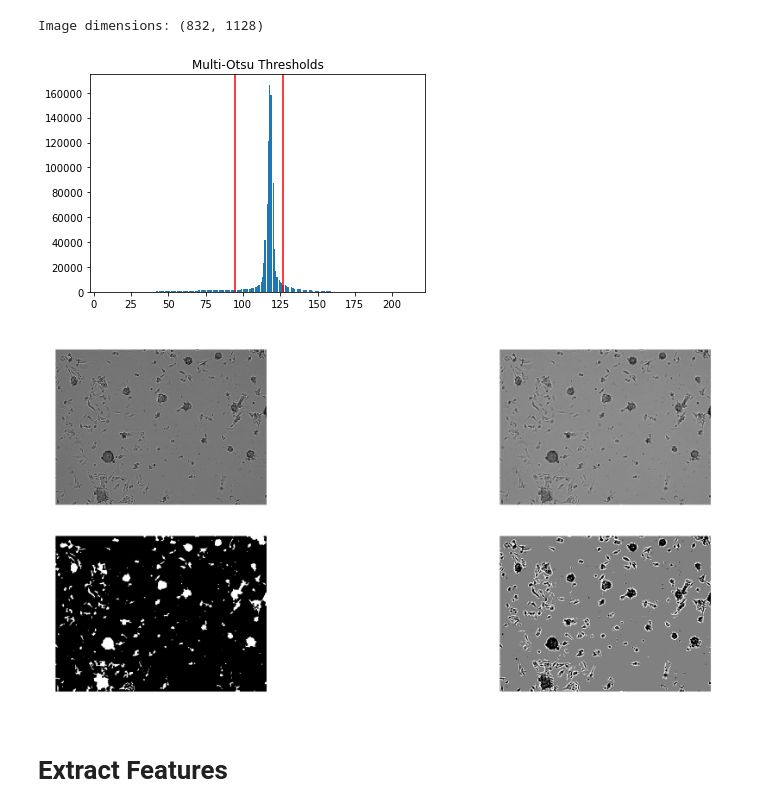
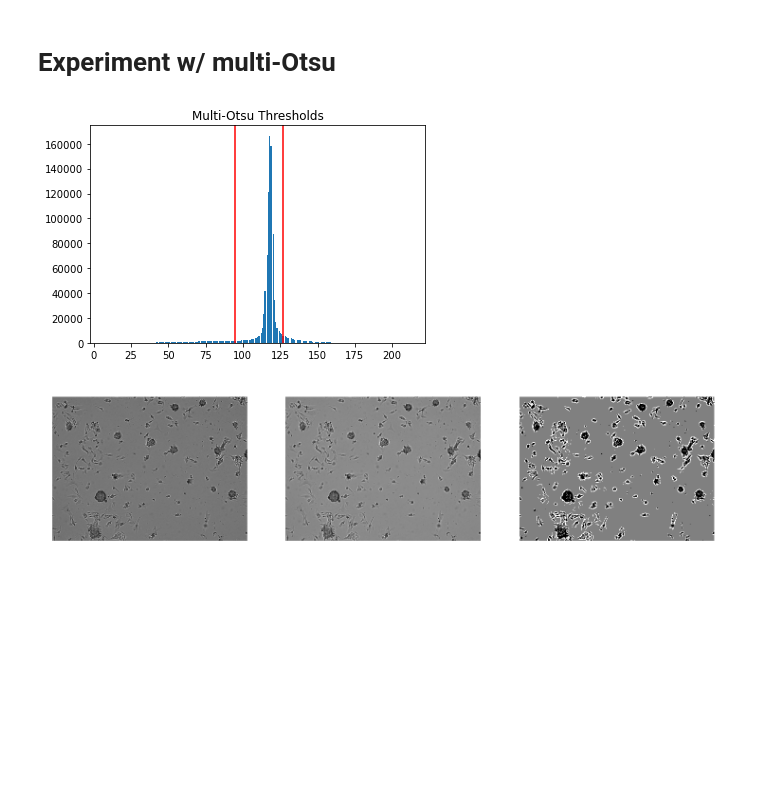
Before and after one commit to peteyeh/celltrack, a Jupyter notebook: feature_extraction.ipynb, the cells around one changed output. Cells and saved outputs as stored; diff of their text form; code cells hidden in the pictures; blank space fills up the shorter version.

```diff
--- a/feature_extraction.ipynb
+++ b/feature_extraction.ipynb
@@ -24,0 +88,10 @@ extractor = featureextractor.RadiomicsFeatureExtractor()
+# %%
+raw_image = cv2.imreadmulti('source_images/Control.tif')[1][0]
+df = extract_features(raw_image)
+display(df)
+
+feature_df = df.drop(['x', 'y'], axis=1)  # scale_features(df.drop(['x', 'y'], axis=1))
+kmeans = KMeans(n_clusters=2, random_state=0).fit(feature_df)
+
+display_classifications(raw_image, np.array(df[['x', 'y']]),
+                        kmeans.predict(feature_df))
@@ -25,31 +113,17 @@ extractor = featureextractor.RadiomicsFeatureExtractor()
+# %% [markdown]
+# Experiment w/ multi-Otsu
 # %%
-rfp = cv2.imreadmulti('source_images/Control.tif')[1]
-
-raw_image = rfp[0]
-print("Image dimensions: " + str(raw_image.shape))
-
 blurred = cv2.GaussianBlur(raw_image,(5,5),cv2.BORDER_DEFAULT)
-
-# Otsu thresholding
-threshold, binarized = \
-    cv2.threshold(blurred, 0, 255, cv2.THRESH_BINARY_INV+cv2.THRESH_OTSU)
-binarized = np.uint8(blurred < threshold)
-binarized = apply_imfill(apply_closure(binarized, kernel_size=7))
-
-# Experiment w/ multi-Otsu
 thresholds = threshold_multiotsu(blurred)
 multi_otsu_regions = np.digitize(blurred, bins=thresholds)
 
 plt.hist(blurred.ravel(), bins=255)
 plt.title('Multi-Otsu Thresholds')
 for thresh in thresholds:
     plt.axvline(thresh, color='r')
 
-display_image_array([raw_image, blurred, binarized, multi_otsu_regions],
-                    columns=2, dpi=600)
+display_image_array([raw_image, blurred, multi_otsu_regions],
+                    columns=3, dpi=300)
 # %% [output]
-Image dimensions: (832, 1128)
 [figure]
-[figure, old version]
+[figure, new version]
-# %% [markdown]
-# Extract Features
```
Also changed, not shown: parts of 13 cells of this notebook.
